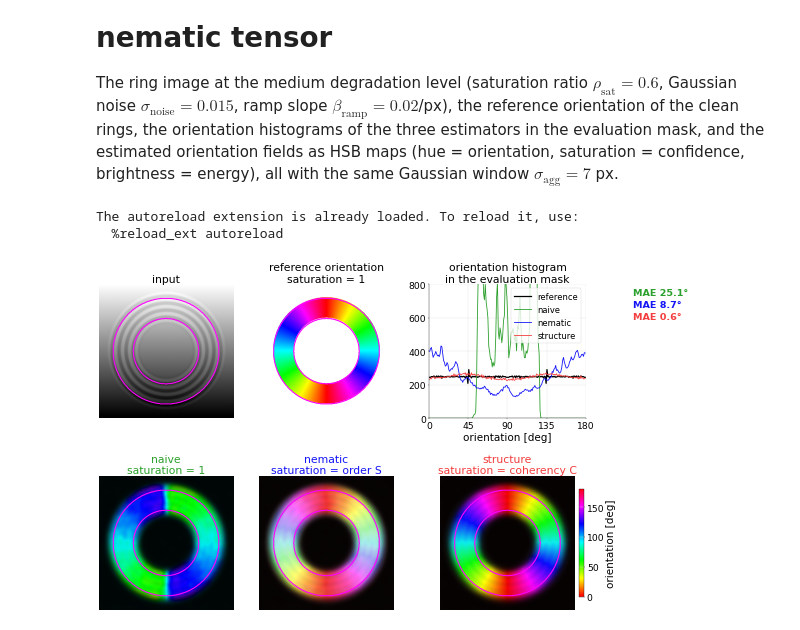
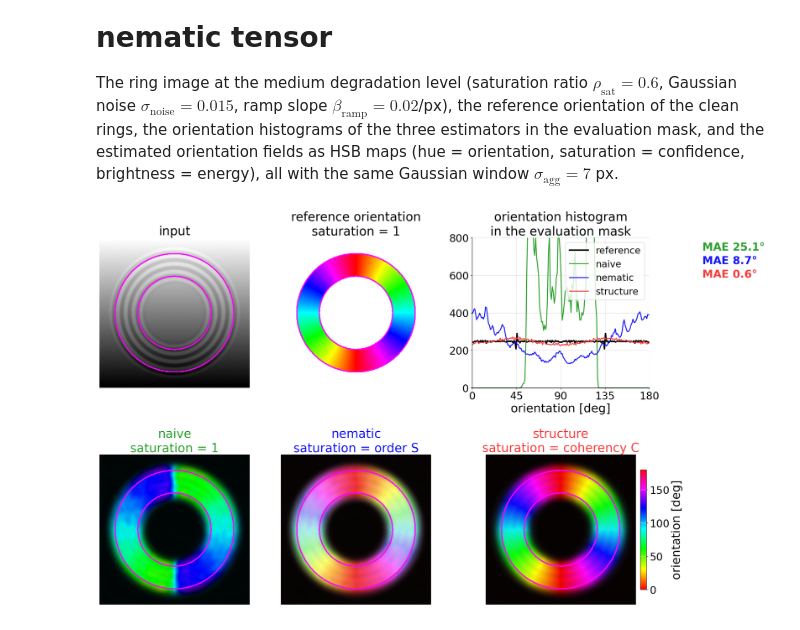
Before and after one commit to Biomedical-Imaging-Group/OrientationJ, a Jupyter notebook: assessment/structure_nematic/create_abstract_figure.ipynb, the cells around one changed output. Cells and saved outputs as stored; diff of their text form; code cells hidden in the pictures.

```diff
--- a/assessment/structure_nematic/create_abstract_figure.ipynb
+++ b/assessment/structure_nematic/create_abstract_figure.ipynb
@@ -12,10 +12,10 @@ from ring_experiment_lib import *
 # ============================================================
 # Figure settings: edit here to change the rendering
 # ============================================================
-IMAGE = dict(saturation_ratio=0.6,          # ρ_sat, ratio of saturated pixels (medium level of the experiment notebook)
+LEVEL = 'medium'                            # precomputed test image composition_rings_degraded_<LEVEL>_384 of test-images
+IMAGE = dict(saturation_ratio=0.6,          # ρ_sat, ratio of saturated pixels of that level (labels only)
              noise_std=0.015,               # σ_noise, std of the Gaussian noise
-             ramp_slope=0.02,               # β_ramp, slope of the ramp [intensity / px]
-             shot_lambda=0.0)               # λ_shot, intensity of one photon (0: no shot noise)
+             ramp_slope=0.02)               # β_ramp, slope of the ramp [intensity / px]
 FONTSIZE = {'base': 24, 'title': 26, 'label': 25, 'tick': 22, 'legend': 20, 'mae': 23}
 PAD = {'w_pad': 0.00, 'h_pad': 0.2}          # space between panels [inches]
 FIGSIZE = (20, 12)                           # 2 rows x 3 columns
@@ -45,34 +45,32 @@ def plot_orientation_histogram(ax, analysis, title, estimators=ESTIMATOR_NAMES,
         histogram_line(ax, analysis['angles'][name], color=COLORS[name], lw=LINEWIDTHS[name], label=name)
     if show_mae:
         for k, name in enumerate(estimators):
             ax.text(1.3, 0.97 - 0.09 * k, f'MAE {analysis["mae"][name]:.1f}°', transform=ax.transAxes,
                     ha='left', va='top', color=COLORS[name], fontsize=FONTSIZE['mae'], fontweight='bold')
     ax.set_xlim(0, 180)
     ax.set_ylim(*HISTOGRAM_YLIM)
     ax.set_xticks(np.arange(0, 181, 45))
     ax.set_xlabel('orientation [deg]')
     #ax.set_ylabel(f'pixels per {ANGLE_BIN:g}° bin')
     ax.set_title(title)
 
 
 # ============================================================
 # Figure
 # ============================================================
-image = make_ring_image(**IMAGE)
+image = load_ring_image(LEVEL, **IMAGE)
 analysis = analyze(image)
 
 fig, axes = plt.subplots(2, 3, figsize=FIGSIZE, constrained_layout=True)
 pad_layout(fig, **PAD)
 show_image(axes[0, 0], image['image'], TITLES['input'].format(label=degradation_label(image)))
 draw_mask_outline(axes[0, 0], image['mask'])
 plot_reference_map(axes[0, 1], image, TITLES['reference'], mask_only=REFERENCE_MASK_ONLY)
 plot_orientation_histogram(axes[0, 2], analysis, TITLES['histogram'], show_mae=SHOW_MAE)
 axes[0, 2].legend(**LEGEND)
 plot_hsb_maps(axes[1], image, analysis, titles=TITLES)
 orientation_colorbar(fig, axes[1, 2], inset=COLORBAR_INSET)
 fig.savefig(RESULTS / 'abstract_figure.png', dpi=150, bbox_inches='tight')
 plt.show()
 # %% [output]
-The autoreload extension is already loaded. To reload it, use:
-  %reload_ext autoreload
-[figure, old version]
+[figure, new version]
```
Also changed, not shown: 49 other files.
